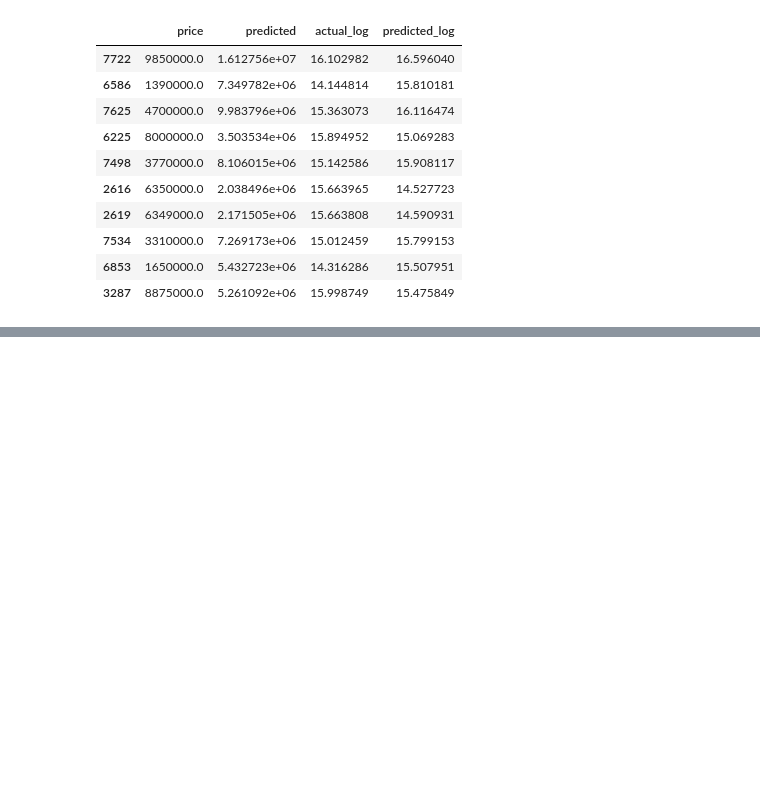
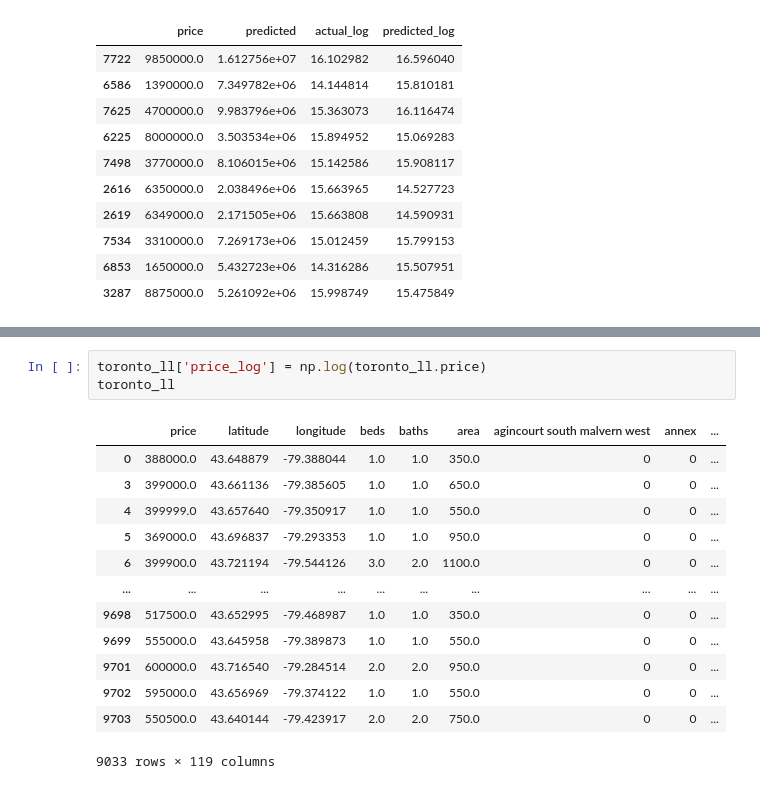
Before and after one commit to Shaji-Mohammed/RealEstatePricePrediction, a Jupyter notebook: ml/training/LinearRegression.ipynb, the cells around one changed output, grey strips where cells are left out. Cells and saved outputs as stored; diff of their text form; blank space fills up the shorter version.

```diff
--- a/ml/training/LinearRegression.ipynb
+++ b/ml/training/LinearRegression.ipynb
@@ -645,0 +748,17 @@ RMSE ($):  578030.2628529804
+# %%
+toronto_ll['price_log'] = np.log(toronto_ll.price)
+toronto_ll
+# %% [output]
+|  | price | latitude | longitude | beds | baths | area | agincourt south malvern west | annex | ... |
+| 0 | 388000.0 | 43.648879 | -79.388044 | 1.0 | 1.0 | 350.0 | 0 | 0 | ... |
+| 3 | 399000.0 | 43.661136 | -79.385605 | 1.0 | 1.0 | 650.0 | 0 | 0 | ... |
+| 4 | 399999.0 | 43.657640 | -79.350917 | 1.0 | 1.0 | 550.0 | 0 | 0 | ... |
+| 5 | 369000.0 | 43.696837 | -79.293353 | 1.0 | 1.0 | 950.0 | 0 | 0 | ... |
+| 6 | 399900.0 | 43.721194 | -79.544126 | 3.0 | 2.0 | 1100.0 | 0 | 0 | ... |
+| ... | ... | ... | ... | ... | ... | ... | ... | ... | ... |
+| 9698 | 517500.0 | 43.652995 | -79.468987 | 1.0 | 1.0 | 350.0 | 0 | 0 | ... |
+| 9699 | 555000.0 | 43.645958 | -79.389873 | 1.0 | 1.0 | 550.0 | 0 | 0 | ... |
+| 9701 | 600000.0 | 43.716540 | -79.284514 | 2.0 | 2.0 | 950.0 | 0 | 0 | ... |
+| 9702 | 595000.0 | 43.656969 | -79.374122 | 1.0 | 1.0 | 550.0 | 0 | 0 | ... |
+| 9703 | 550500.0 | 43.640144 | -79.423917 | 2.0 | 2.0 | 750.0 | 0 | 0 | ... |
+9033 rows × 119 columns
```
Also changed, not shown: parts of 14 cells of this notebook.
